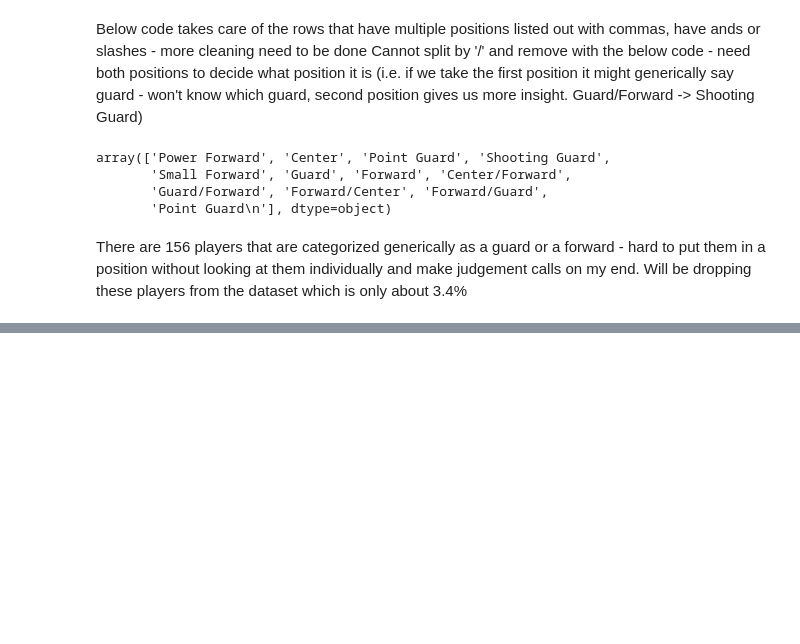
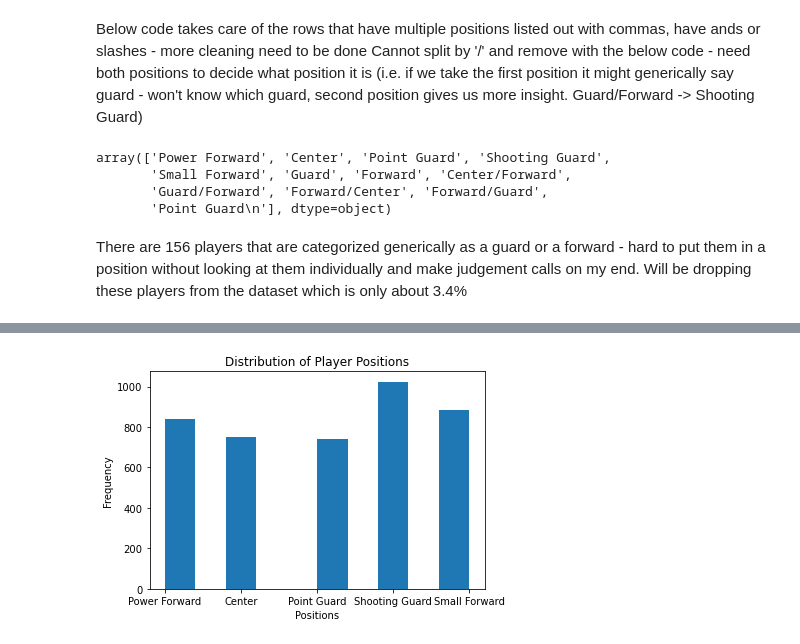
Before and after one commit to wjlau/capstone3, a Jupyter notebook: predicting_player_positions.ipynb, the cells around one changed output, grey strips where cells are left out. Drawn from its saved outputs; the diff is of its cells as text; code cells hidden in the pictures; blank space fills up the shorter version.

```diff
--- a/predicting_player_positions.ipynb
+++ b/predicting_player_positions.ipynb
@@ -129,0 +147,9 @@ array(['Power Forward', 'Center', 'Point Guard', 'Shooting Guard',
+# %%
+# Positions are pretty evenly distributed
+fig,ax = plt.subplots()
+ax.hist(all_player_stats['Target'])
+ax.set_xlabel('Positions')
+ax.set_ylabel('Frequency')
+ax.set_title('Distribution of Player Positions');
+# %% [output]
+[figure, added]
```
Also changed, not shown: parts of 25 cells of this notebook.
